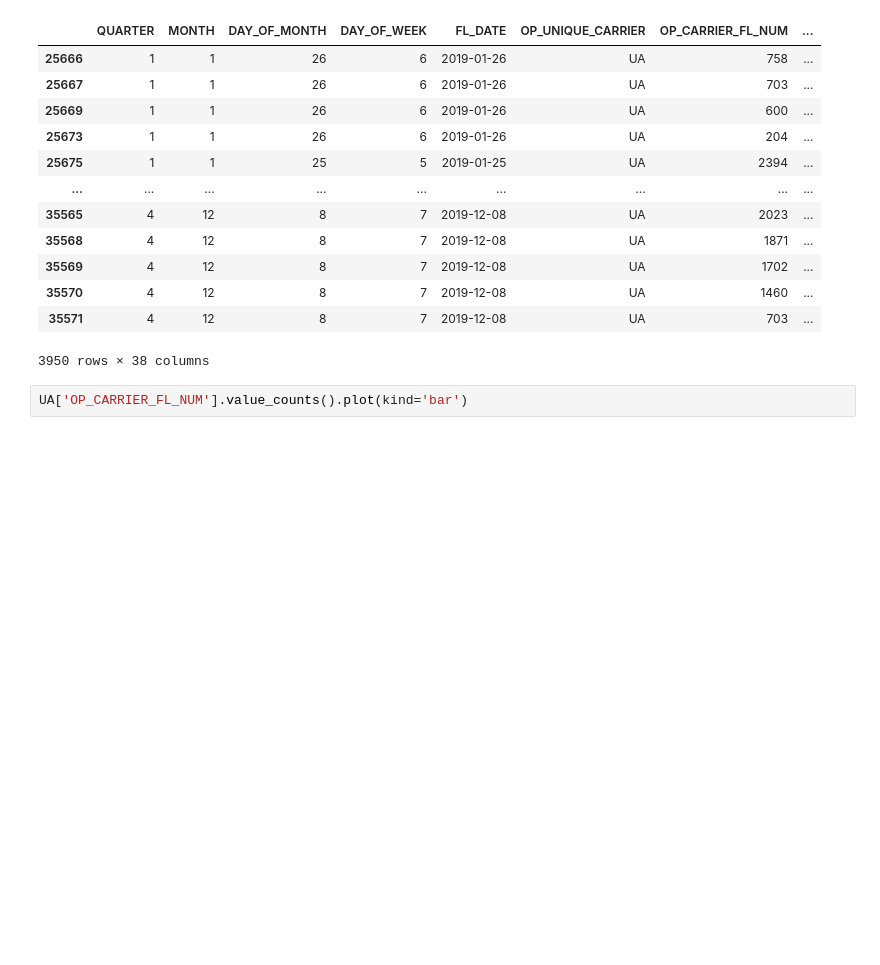
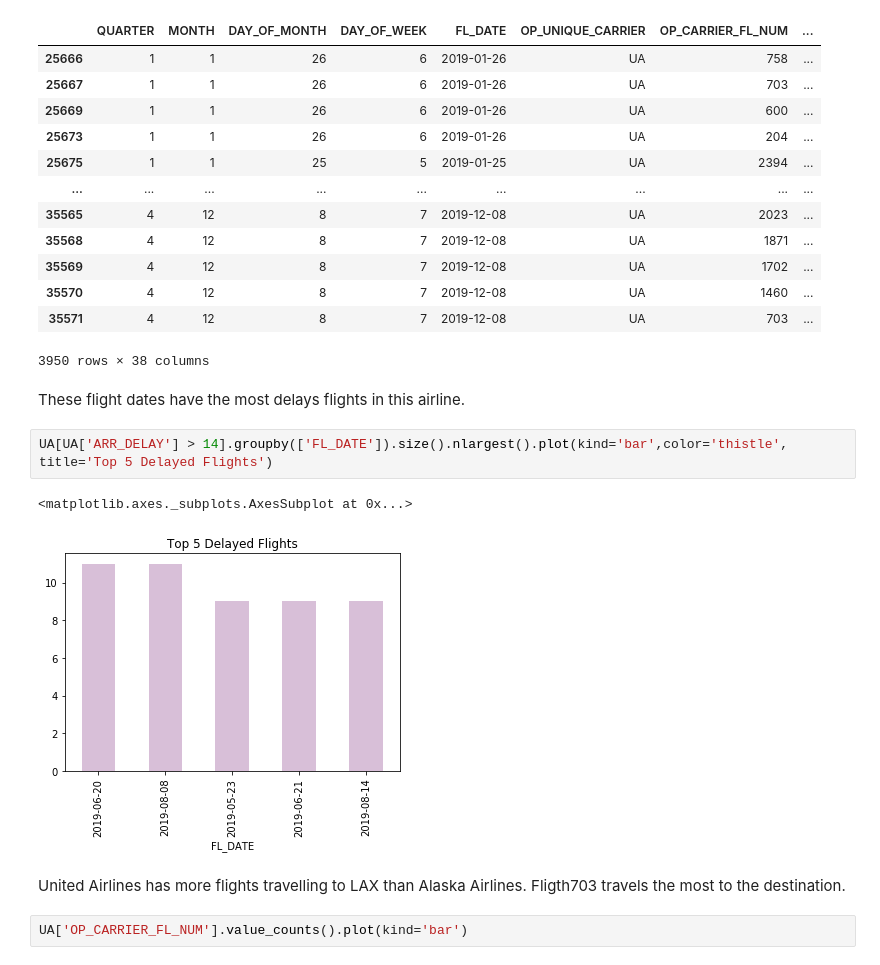
Before and after one commit to emilia329/Fly-High, a Jupyter notebook: EWR.ipynb, the cells around one changed output. Cells and saved outputs as stored; diff of their text form; blank space fills up the shorter version.

```diff
--- a/EWR.ipynb
+++ b/EWR.ipynb
@@ -199,6 +231,15 @@ UA
 | 35570 | 4 | 12 | 8 | 7 | 2019-12-08 | UA | 1460 | ... |
 | 35571 | 4 | 12 | 8 | 7 | 2019-12-08 | UA | 703 | ... |
 3950 rows × 38 columns
+# %% [markdown]
+These flight dates have the most delays flights in this airline.
+# %%
+UA[UA['ARR_DELAY'] > 14].groupby(['FL_DATE']).size().nlargest().plot(kind='bar',color='thistle', title='Top 5 Delayed Flights')
+# %% [output]
+<matplotlib.axes._subplots.AxesSubplot at 0x...>
+[figure, added]
+# %% [markdown]
+United Airlines has more flights travelling to LAX than Alaska Airlines. Fligth703 travels the most to the destination.
 # %%
 UA['OP_CARRIER_FL_NUM'].value_counts().plot(kind='bar')
 # %% [output]
```
Also changed, not shown: parts of 40 cells of this notebook.
